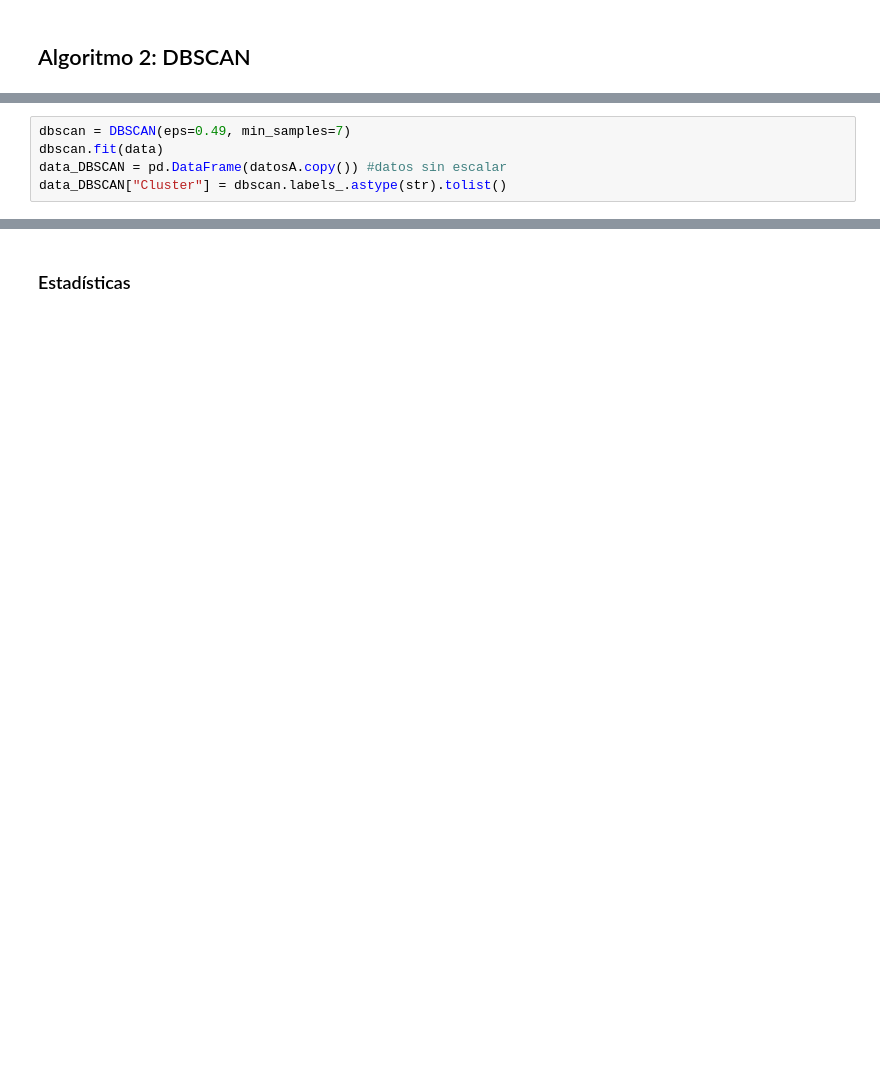
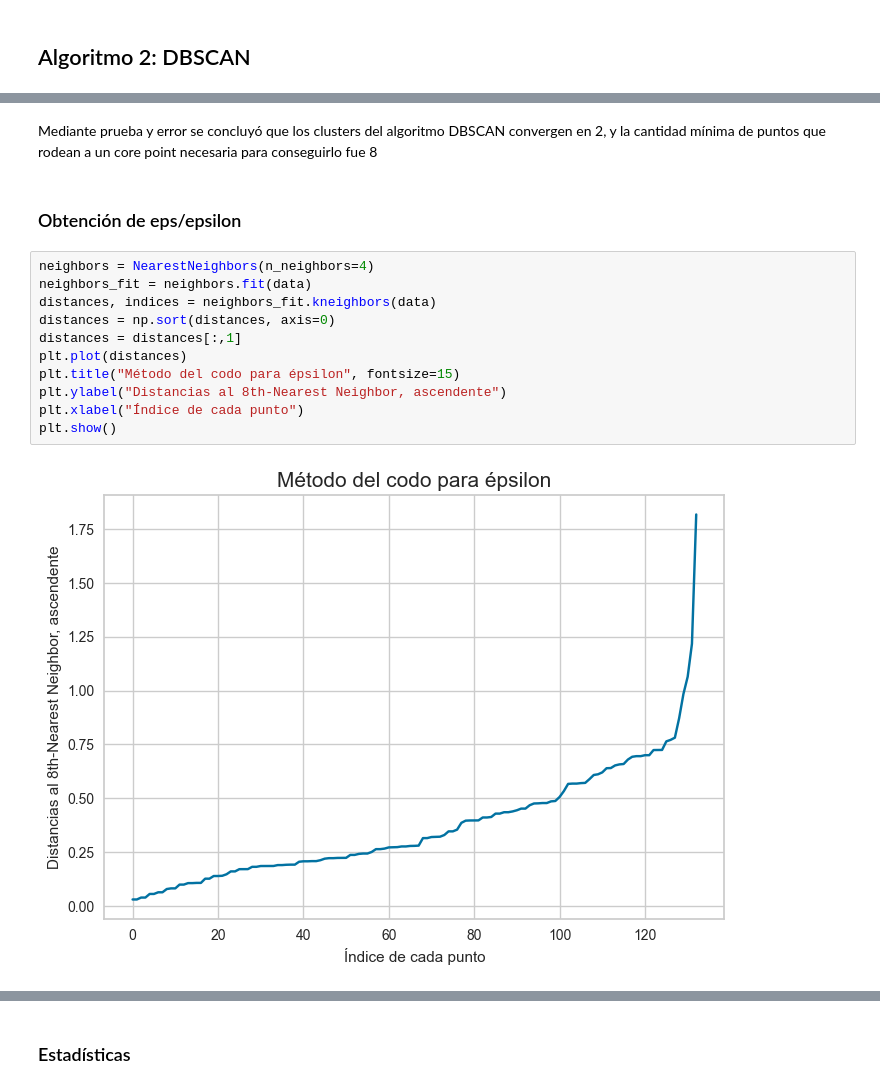
Before and after one commit to marpermon/AI_Projects, a Jupyter notebook: Proyecto1/Proyecto1.ipynb, the cells around one changed output, grey strips where cells are left out. Cells and saved outputs as stored; diff of their text form; blank space fills up the shorter version.

```diff
--- a/Proyecto1/Proyecto1.ipynb
+++ b/Proyecto1/Proyecto1.ipynb
@@ -214,6 +296,18 @@ Mediante prueba y error se concluyó que los clusters del algoritmo DBSCAN conve
-# %%
-dbscan = DBSCAN(eps=0.49, min_samples=7)
-dbscan.fit(data)
-data_DBSCAN = pd.DataFrame(datosA.copy()) #datos sin escalar
-data_DBSCAN["Cluster"] = dbscan.labels_.astype(str).tolist()
+# %% [markdown]
+Mediante prueba y error se concluyó que los clusters del algoritmo DBSCAN convergen en 2, y la cantidad mínima de puntos que rodean a un core point necesaria para conseguirlo fue 8
+# %% [markdown]
+### Obtención de eps/epsilon
+# %%
+neighbors = NearestNeighbors(n_neighbors=4)
+neighbors_fit = neighbors.fit(data)
+distances, indices = neighbors_fit.kneighbors(data)
+distances = np.sort(distances, axis=0)
+distances = distances[:,1]
+plt.plot(distances)
+plt.title("Método del codo para épsilon", fontsize=15)
+plt.ylabel("Distancias al 8th-Nearest Neighbor, ascendente")
+plt.xlabel("Índice de cada punto")
+plt.show()
+# %% [output]
+[figure, added]
 # %%
```
Also changed, not shown: parts of 28 cells of this notebook, 2 other files.
